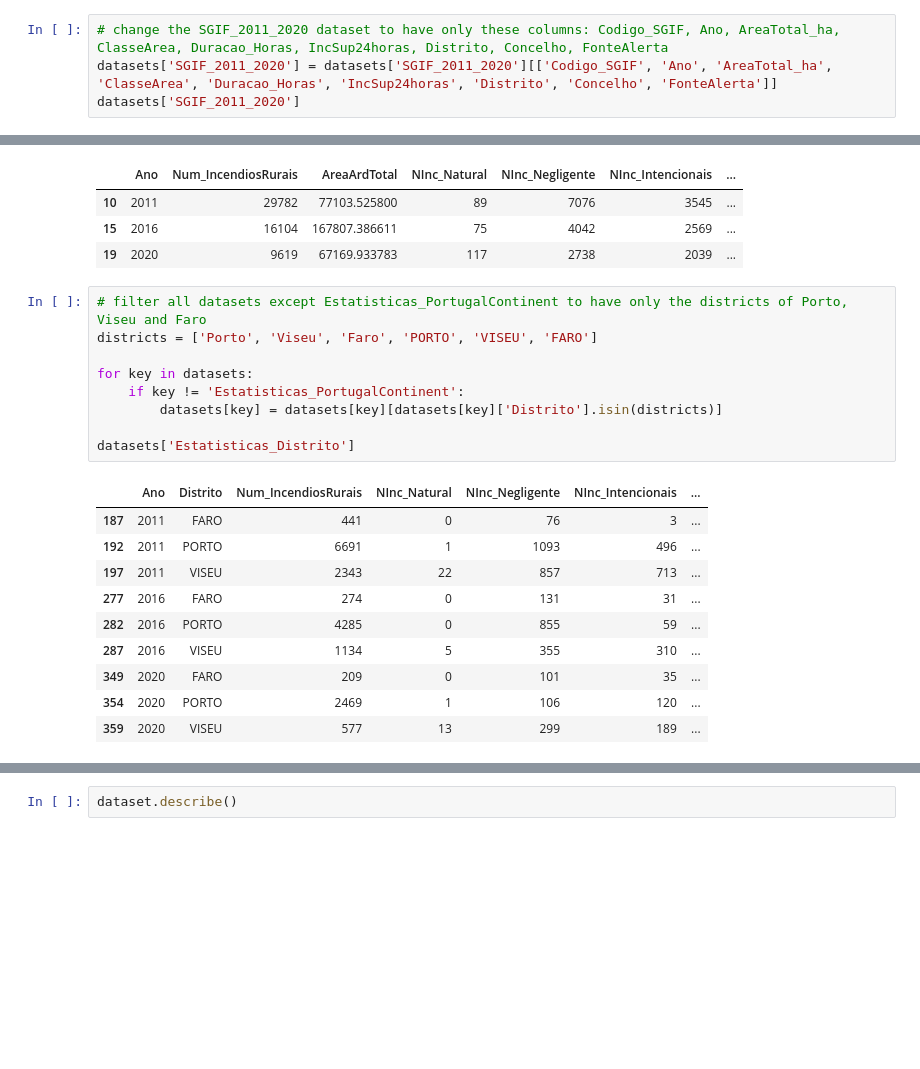
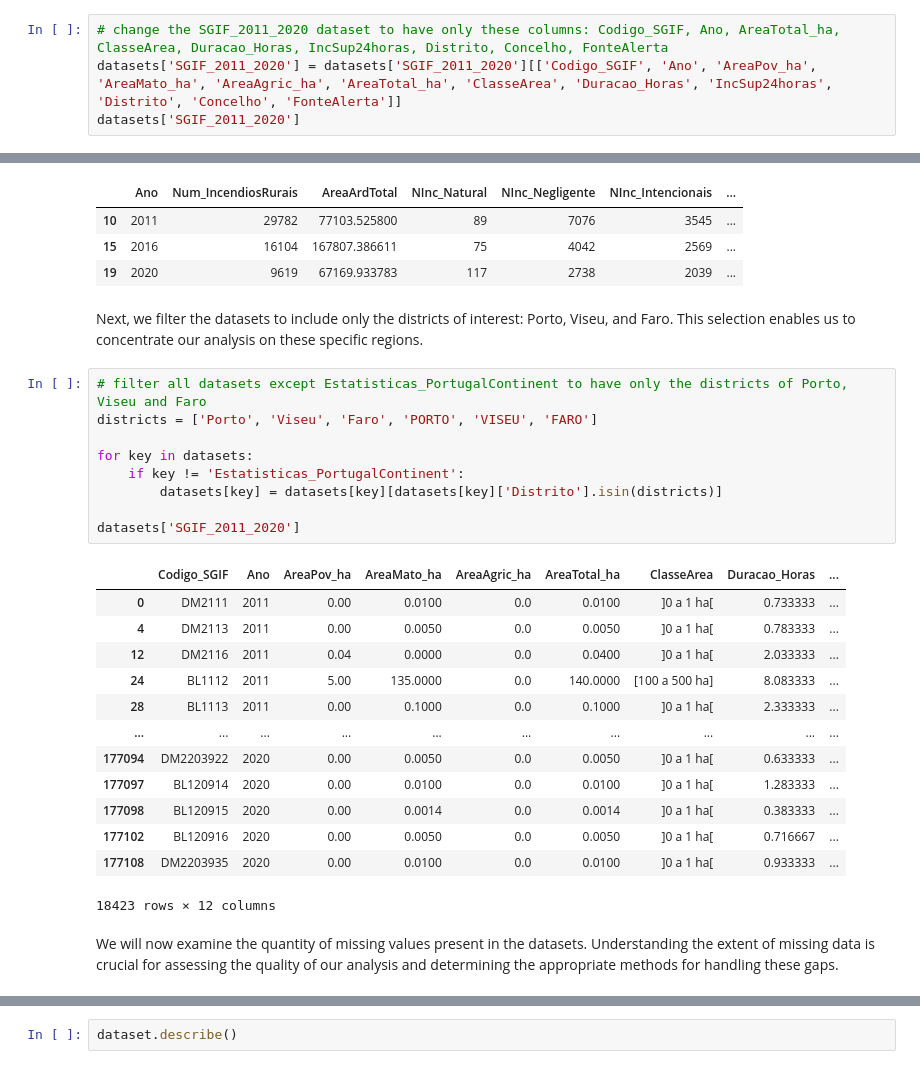
Before and after one commit to brunomfernandes45/fced_stats_project, a Jupyter notebook: phase1_preparation.ipynb, the cells around one changed output, grey strips where cells are left out. Cells and saved outputs as stored; diff of their text form; blank space fills up the shorter version.

Commit message:
Data pre-processing complete

```diff
--- a/phase1_preparation.ipynb
+++ b/phase1_preparation.ipynb
@@ -116,5 +144,5 @@ datasets
 # %%
 # change the SGIF_2011_2020 dataset to have only these columns: Codigo_SGIF, Ano, AreaTotal_ha, ClasseArea,	Duracao_Horas, IncSup24horas, Distrito, Concelho, FonteAlerta
-datasets['SGIF_2011_2020'] = datasets['SGIF_2011_2020'][['Codigo_SGIF', 'Ano', 'AreaTotal_ha', 'ClasseArea', 'Duracao_Horas', 'IncSup24horas', 'Distrito', 'Concelho', 'FonteAlerta']]
+datasets['SGIF_2011_2020'] = datasets['SGIF_2011_2020'][['Codigo_SGIF', 'Ano', 'AreaPov_ha', 'AreaMato_ha', 'AreaAgric_ha', 'AreaTotal_ha', 'ClasseArea', 'Duracao_Horas', 'IncSup24horas', 'Distrito', 'Concelho', 'FonteAlerta']]
 datasets['SGIF_2011_2020']
 # %% [output]
@@ -202,26 +238,33 @@ datasets['Estatisticas_PortugalContinent']
 | 10 | 2011 | 29782 | 77103.525800 | 89 | 7076 | 3545 | ... |
 | 15 | 2016 | 16104 | 167807.386611 | 75 | 4042 | 2569 | ... |
 | 19 | 2020 | 9619 | 67169.933783 | 117 | 2738 | 2039 | ... |
+# %% [markdown]
+Next, we filter the datasets to include only the districts of interest: Porto, Viseu, and Faro. This selection enables us to concentrate our analysis on these specific regions.
 # %%
 # filter all datasets except Estatisticas_PortugalContinent to have only the districts of Porto, Viseu and Faro
 districts = ['Porto', 'Viseu', 'Faro', 'PORTO', 'VISEU', 'FARO']
 
 for key in datasets:
     if key != 'Estatisticas_PortugalContinent':
         datasets[key] = datasets[key][datasets[key]['Distrito'].isin(districts)]
 
-datasets['Estatisticas_Distrito']
+datasets['SGIF_2011_2020']
 # %% [output]
-|  | Ano | Distrito | Num_IncendiosRurais | NInc_Natural | NInc_Negligente | NInc_Intencionais | ... |
-| 187 | 2011 | FARO | 441 | 0 | 76 | 3 | ... |
-| 192 | 2011 | PORTO | 6691 | 1 | 1093 | 496 | ... |
-| 197 | 2011 | VISEU | 2343 | 22 | 857 | 713 | ... |
-| 277 | 2016 | FARO | 274 | 0 | 131 | 31 | ... |
-| 282 | 2016 | PORTO | 4285 | 0 | 855 | 59 | ... |
-| 287 | 2016 | VISEU | 1134 | 5 | 355 | 310 | ... |
-| 349 | 2020 | FARO | 209 | 0 | 101 | 35 | ... |
-| 354 | 2020 | PORTO | 2469 | 1 | 106 | 120 | ... |
-| 359 | 2020 | VISEU | 577 | 13 | 299 | 189 | ... |
+|  | Codigo_SGIF | Ano | AreaPov_ha | AreaMato_ha | AreaAgric_ha | AreaTotal_ha | ClasseArea | Duracao_Horas | ... |
+| 0 | DM2111 | 2011 | 0.00 | 0.0100 | 0.0 | 0.0100 | ]0 a 1 ha[ | 0.733333 | ... |
+| 4 | DM2113 | 2011 | 0.00 | 0.0050 | 0.0 | 0.0050 | ]0 a 1 ha[ | 0.783333 | ... |
+| 12 | DM2116 | 2011 | 0.04 | 0.0000 | 0.0 | 0.0400 | ]0 a 1 ha[ | 2.033333 | ... |
+| 24 | BL1112 | 2011 | 5.00 | 135.0000 | 0.0 | 140.0000 | [100 a 500 ha] | 8.083333 | ... |
+| 28 | BL1113 | 2011 | 0.00 | 0.1000 | 0.0 | 0.1000 | ]0 a 1 ha[ | 2.333333 | ... |
+| ... | ... | ... | ... | ... | ... | ... | ... | ... | ... |
+| 177094 | DM2203922 | 2020 | 0.00 | 0.0050 | 0.0 | 0.0050 | ]0 a 1 ha[ | 0.633333 | ... |
+| 177097 | BL120914 | 2020 | 0.00 | 0.0100 | 0.0 | 0.0100 | ]0 a 1 ha[ | 1.283333 | ... |
+| 177098 | BL120915 | 2020 | 0.00 | 0.0014 | 0.0 | 0.0014 | ]0 a 1 ha[ | 0.383333 | ... |
+| 177102 | BL120916 | 2020 | 0.00 | 0.0050 | 0.0 | 0.0050 | ]0 a 1 ha[ | 0.716667 | ... |
+| 177108 | DM2203935 | 2020 | 0.00 | 0.0100 | 0.0 | 0.0100 | ]0 a 1 ha[ | 0.933333 | ... |
+18423 rows × 12 columns
+# %% [markdown]
+We will now examine the quantity of missing values present in the datasets. Understanding the extent of missing data is crucial for assessing the quality of our analysis and determining the appropriate methods for handling these gaps.
 # %%
 # see the number of null values in each dataset
 for key in datasets:
```
Also changed, not shown: parts of 28 cells of this notebook.
